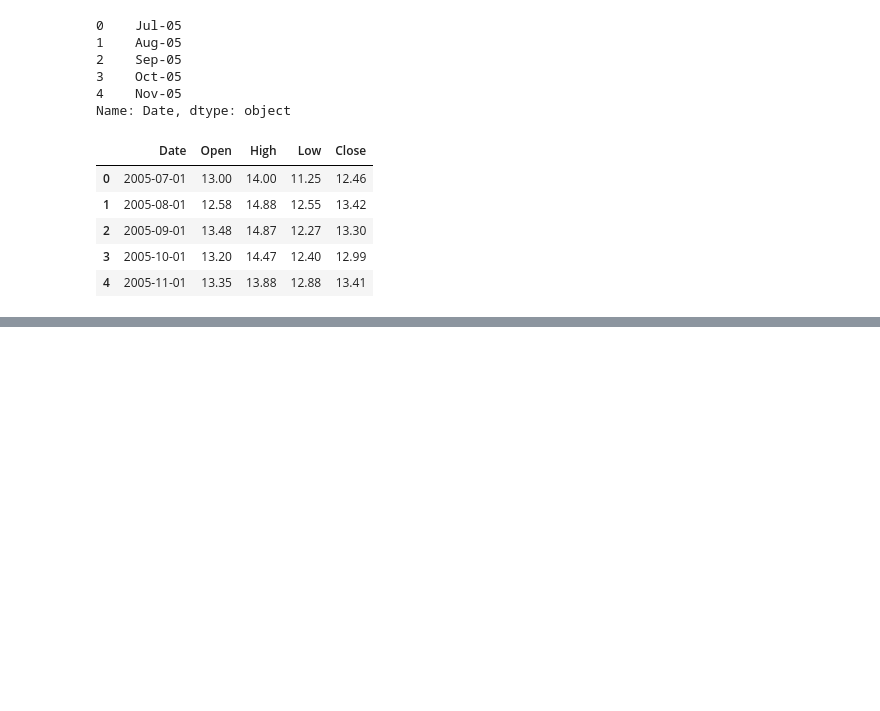
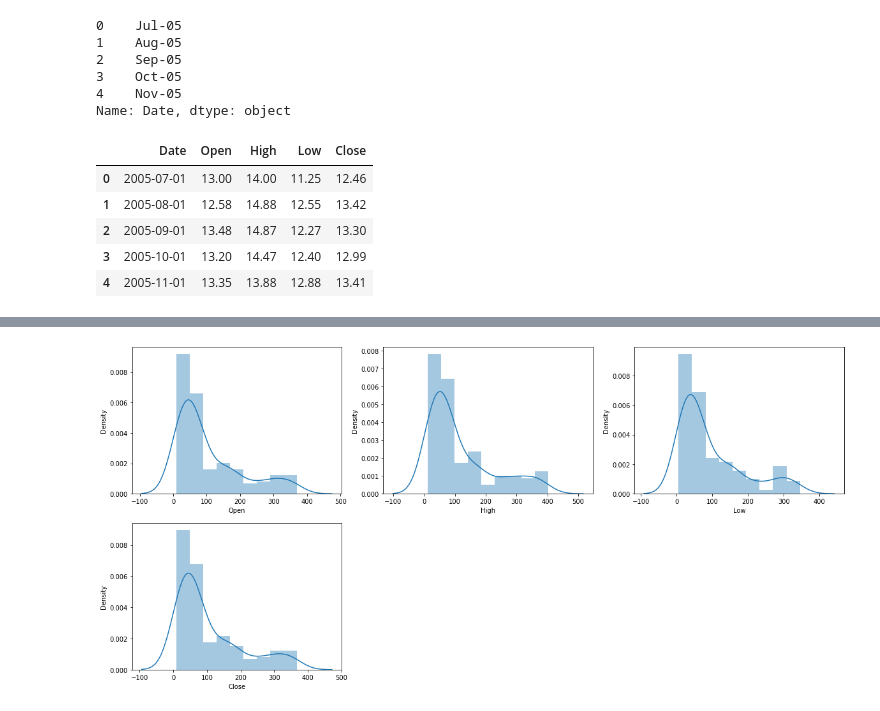
Before and after one commit to ankitkrtiwari7/ankitkrtiwari7, a Jupyter notebook: yesbank_analysis.ipynb, the cells around one changed output, grey strips where cells are left out. Saved outputs shown, nothing was run; the diff lists cells and outputs as text; code cells hidden in the pictures; blank space fills up the shorter version.

```diff
--- a/yesbank_analysis.ipynb
+++ b/yesbank_analysis.ipynb
@@ -128,0 +146,13 @@ df.set_index('Date',inplace=True)
+# %%
+#Plotting distplots for all the columns
+plt.figure(figsize = (20,60), facecolor = 'white')
+plotnumber = 1
+for feature in df[1:]:
+  ax = plt.subplot(12, 3, plotnumber)
+  sns.distplot(df[feature])
+  plt.xlabel(feature)
+  plotnumber+=1
+
+plt.show()
+# %% [output]
+[figure, added]
```
Also changed, not shown: parts of 32 cells of this notebook.
